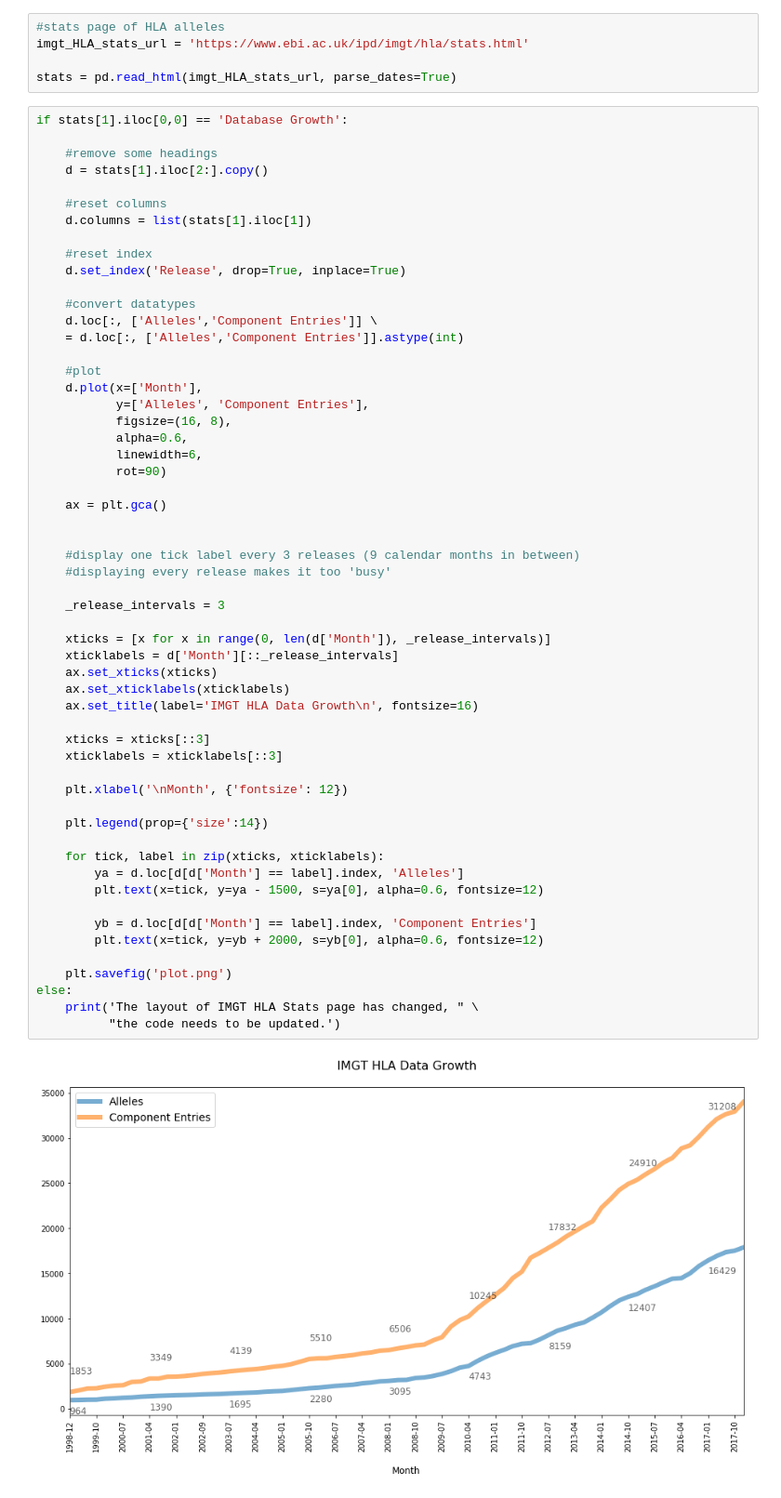
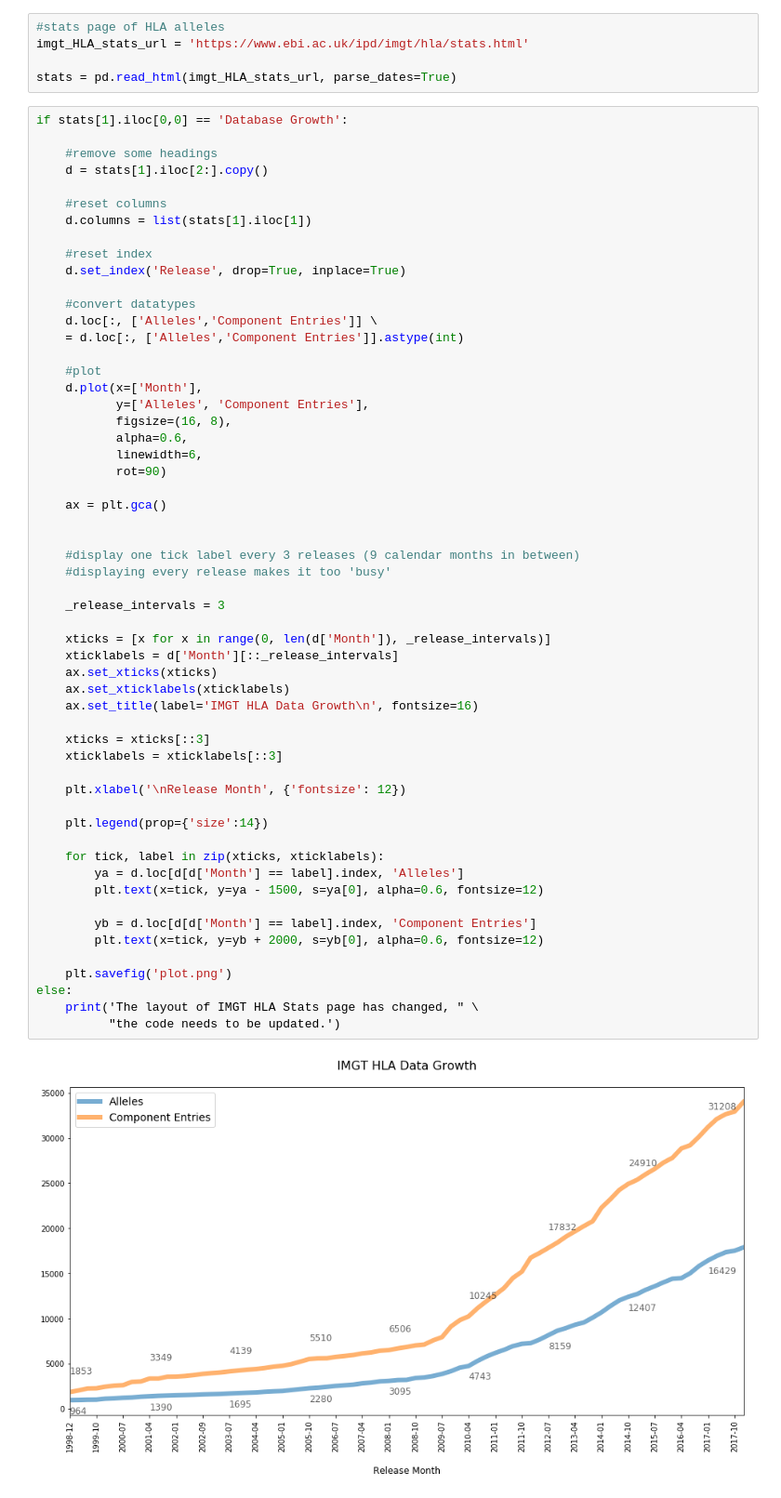
Before and after one commit to machnine/HLA-Tools, a Jupyter notebook: IMGT_HLA_Stats_Visualisation.ipynb, the cells around one changed output. Shown: that part at 93% size. Saved outputs shown, nothing was run; the diff lists cells and outputs as text.

```diff
--- a/IMGT_HLA_Stats_Visualisation.ipynb
+++ b/IMGT_HLA_Stats_Visualisation.ipynb
@@ -36,32 +36,32 @@ if stats[1].iloc[0,0] == 'Database Growth':
 
     #display one tick label every 3 releases (9 calendar months in between)
     #displaying every release makes it too 'busy'
 
     _release_intervals = 3
 
     xticks = [x for x in range(0, len(d['Month']), _release_intervals)]
     xticklabels = d['Month'][::_release_intervals]
     ax.set_xticks(xticks)
     ax.set_xticklabels(xticklabels)
     ax.set_title(label='IMGT HLA Data Growth\n', fontsize=16)
 
     xticks = xticks[::3]
     xticklabels = xticklabels[::3]
 
-    plt.xlabel('\nMonth', {'fontsize': 12})
+    plt.xlabel('\nRelease Month', {'fontsize': 12})
 
     plt.legend(prop={'size':14})
 
     for tick, label in zip(xticks, xticklabels):
         ya = d.loc[d[d['Month'] == label].index, 'Alleles']
         plt.text(x=tick, y=ya - 1500, s=ya[0], alpha=0.6, fontsize=12)
 
         yb = d.loc[d[d['Month'] == label].index, 'Component Entries']
         plt.text(x=tick, y=yb + 2000, s=yb[0], alpha=0.6, fontsize=12)
 
     plt.savefig('plot.png')
 else:
     print('The layout of IMGT HLA Stats page has changed, " \
           "the code needs to be updated.')
 # %% [output]
-[figure, old version]
+[figure, new version]
```
